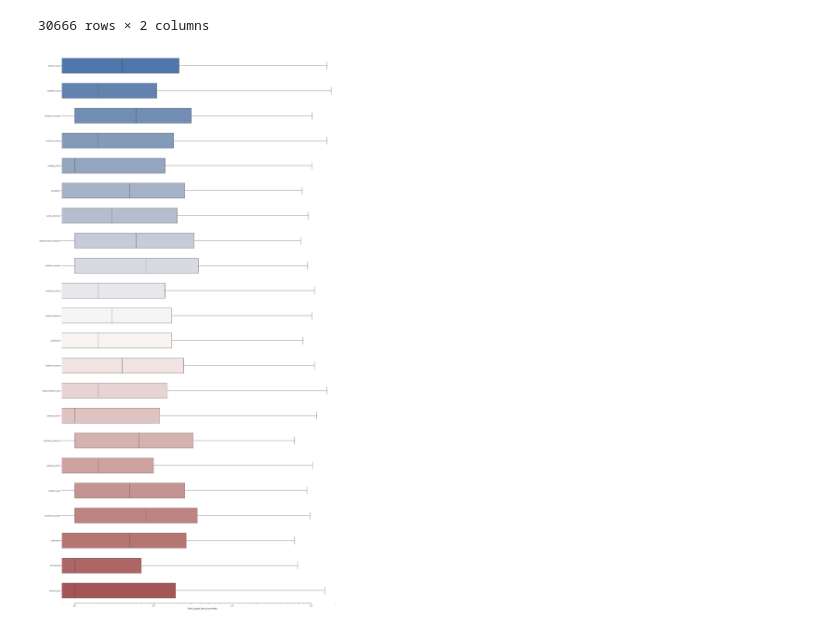
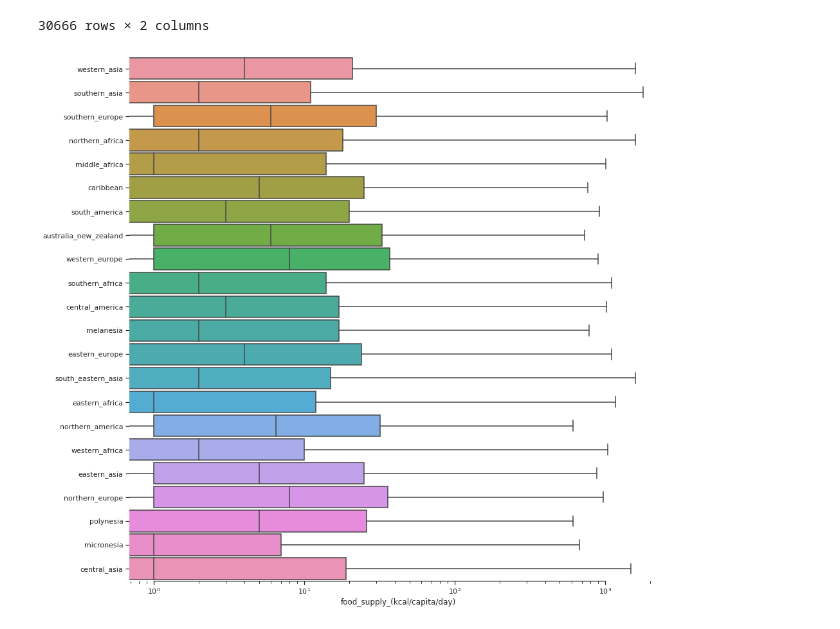
Before and after one commit to StevenDelval/PremierPasPandas, a Jupyter notebook: PremierPasPandas.ipynb, the cells around one changed output. Cells and saved outputs as stored; diff of their text form; code cells hidden in the pictures.

```diff
--- a/PremierPasPandas.ipynb
+++ b/PremierPasPandas.ipynb
@@ -721,26 +721,26 @@ df_food_supply
 # %%
 
 sns.set_theme(style="ticks")
 
 # Initialize the figure with a logarithmic x axis
 f, ax = plt.subplots(figsize=(15, 15))
 ax.set_xscale("log")
 
 # Load the example planets dataset
 # food_supply = sns.load_dataset(df_food_supply)
 
 # Plot the orbital period with horizontal boxes
 sns.boxplot(x="food_supply_(kcal/capita/day)", y="zone", data=df_food_supply,
-            whis=[0, 100], width=.6, palette="vlag",ax=ax)
+            whis=[0, 100], width=.9, palette=None,ax=ax)
 
 # Add in points to show each observation
 # sns.stripplot(x="food_supply_(kcal/capita/day)", y="zone", data=df_food_supply,
 #               size=4, color=".3", linewidth=0)
 
 # Tweak the visual presentation
-f.set_size_inches(30, 60)
+
 
 ax.set(ylabel="")
 sns.despine(trim=True, left=True)
 # %% [output]
-[figure, old version]
+[figure, new version]
```
